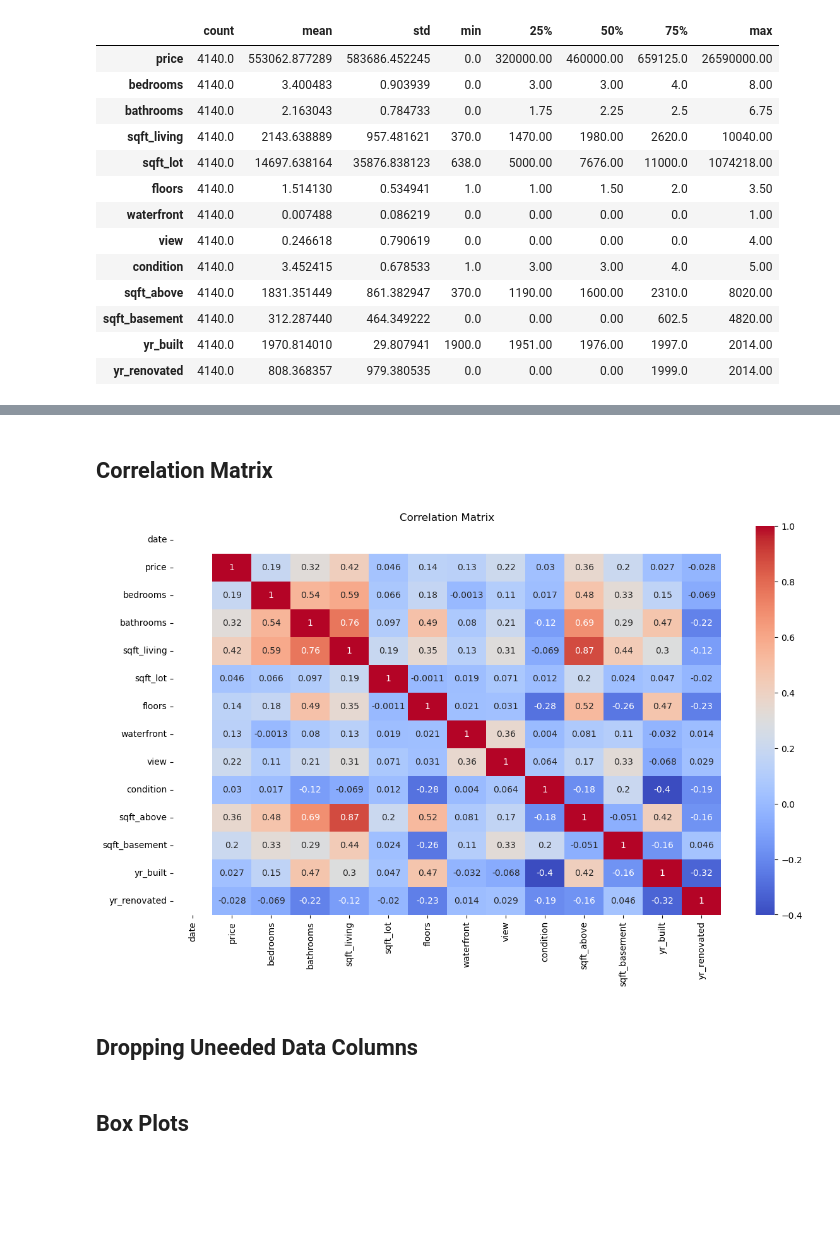
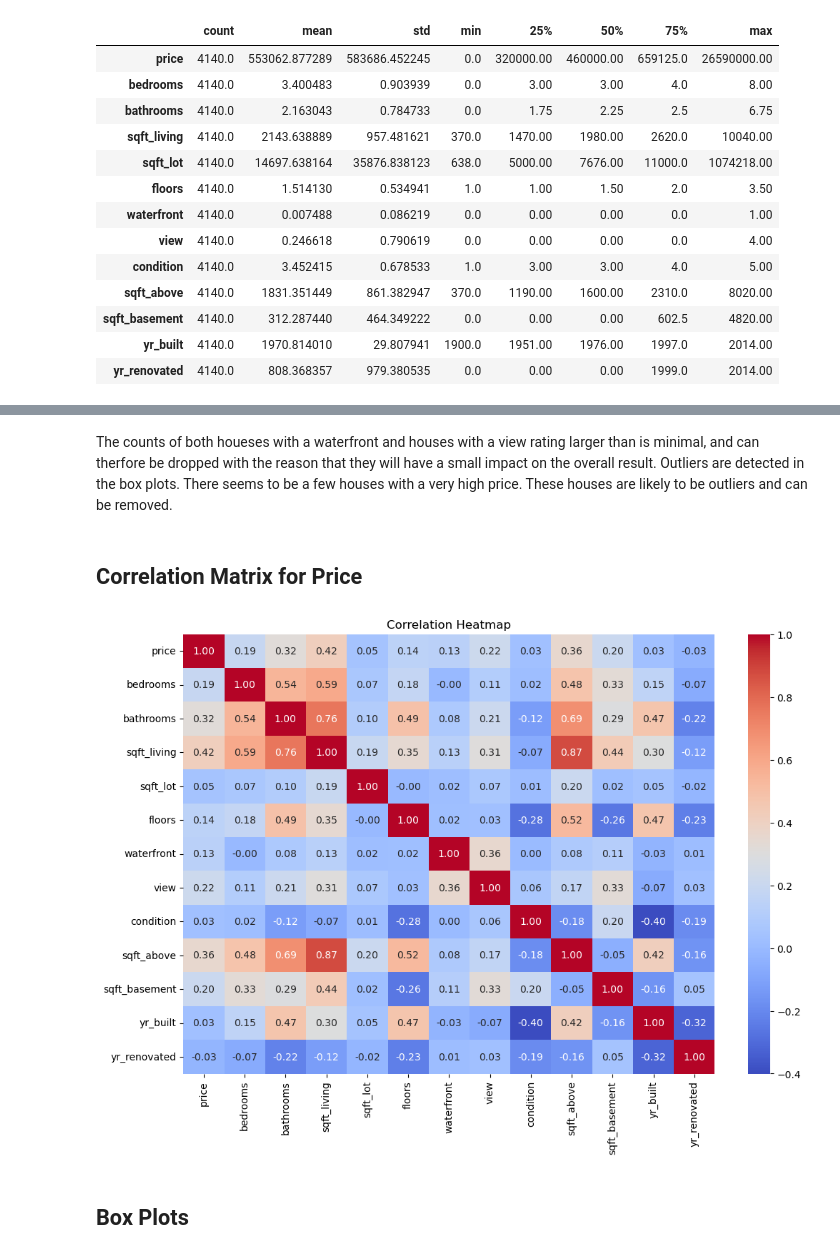
Before and after one commit to CL-Frank/MLG382_CYOProject, a Jupyter notebook: notebooks/modeling.ipynb, the cells around one changed output, grey strips where cells are left out. Drawn from its saved outputs; the diff is of its cells as text; code cells hidden in the pictures; blank space fills up the shorter version.

```diff
--- a/notebooks/modeling.ipynb
+++ b/notebooks/modeling.ipynb
@@ -97,11 +100,0 @@ plt.tight_layout()
-# %% [markdown]
-## Correlation Matrix
-# %%
-plt.figure(figsize=(14, 8))
-sns.heatmap(df.corr(numeric_only=True), annot=True, cmap='coolwarm')
-plt.title("Correlation Matrix")
-plt.show()
-# %% [output]
-[figure, removed]
-# %% [markdown]
-## Dropping Uneeded Data Columns
@@ -113,3 +101,16 @@ features = all_vars.drop([output_var_name,'country', 'statezip','street', 'city'
+# %% [markdown]
+The counts of both houeses with a waterfront and houses with a view rating larger than is minimal, and can therfore be dropped with the reason that they will have a small impact on the overall result.
+Outliers are detected in the box plots. There seems to be a few houses with a very high price. These houses are likely to be outliers and can be removed.
+# %% [markdown]
+## Correlation Matrix for Price
+# %%
+plt.figure(figsize=(12, 8))
+corr = df.corr(numeric_only=True)
+sns.heatmap(corr, annot=True, cmap='coolwarm', fmt=".2f")
+plt.title('Correlation Heatmap')
+plt.show()
+# %% [output]
+[figure, added]
 # %% [markdown]
 ## Box Plots
 # %%
```
Also changed, not shown: parts of 17 cells of this notebook.
